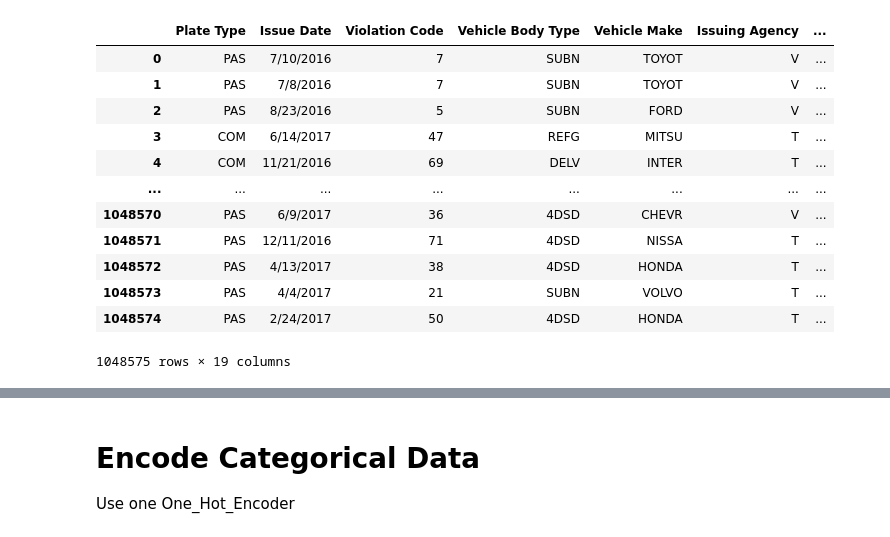
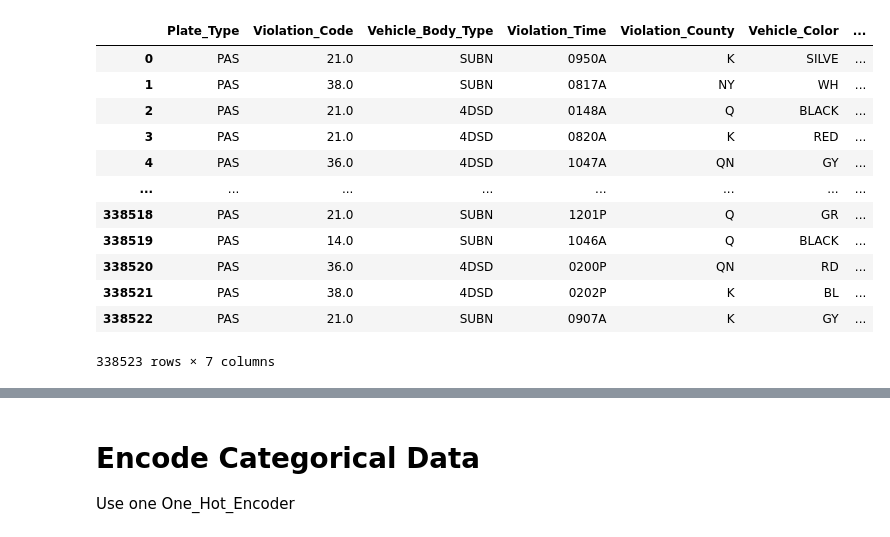
Before and after one commit to alorenz465446/NYC_Parking_Tickets, a Jupyter notebook: NYC_Machine_Learning.ipynb, the cells around one changed output, grey strips where cells are left out. Drawn from its saved outputs; the diff is of its cells as text; code cells hidden in the pictures.

```diff
--- a/NYC_Machine_Learning.ipynb
+++ b/NYC_Machine_Learning.ipynb
@@ -13,17 +13,17 @@ Saving NYC_Tickets_2017.csv to NYC_Tickets_2017 (1).csv
 # %%
-nyc_df = pd.read_csv("NYC_Tickets_2017.csv", low_memory=False)
+nyc_df = pd.read_csv("dropped_na_nyc_filtered.csv", low_memory=False)
 nyc_df
 # %% [output]
-|  | Plate Type | Issue Date | Violation Code | Vehicle Body Type | Vehicle Make | Issuing Agency | ... |
-| 0 | PAS | 7/10/2016 | 7 | SUBN | TOYOT | V | ... |
-| 1 | PAS | 7/8/2016 | 7 | SUBN | TOYOT | V | ... |
-| 2 | PAS | 8/23/2016 | 5 | SUBN | FORD | V | ... |
-| 3 | COM | 6/14/2017 | 47 | REFG | MITSU | T | ... |
-| 4 | COM | 11/21/2016 | 69 | DELV | INTER | T | ... |
+|  | Plate_Type | Violation_Code | Vehicle_Body_Type | Violation_Time | Violation_County | Vehicle_Color | ... |
+| 0 | PAS | 21.0 | SUBN | 0950A | K | SILVE | ... |
+| 1 | PAS | 38.0 | SUBN | 0817A | NY | WH | ... |
+| 2 | PAS | 21.0 | 4DSD | 0148A | Q | BLACK | ... |
+| 3 | PAS | 21.0 | 4DSD | 0820A | K | RED | ... |
+| 4 | PAS | 36.0 | 4DSD | 1047A | QN | GY | ... |
 | ... | ... | ... | ... | ... | ... | ... | ... |
-| 1048570 | PAS | 6/9/2017 | 36 | 4DSD | CHEVR | V | ... |
-| 1048571 | PAS | 12/11/2016 | 71 | 4DSD | NISSA | T | ... |
-| 1048572 | PAS | 4/13/2017 | 38 | 4DSD | HONDA | T | ... |
-| 1048573 | PAS | 4/4/2017 | 21 | SUBN | VOLVO | T | ... |
-| 1048574 | PAS | 2/24/2017 | 50 | 4DSD | HONDA | T | ... |
+| 338518 | PAS | 21.0 | SUBN | 1201P | Q | GR | ... |
+| 338519 | PAS | 14.0 | SUBN | 1046A | Q | BLACK | ... |
+| 338520 | PAS | 36.0 | 4DSD | 0200P | QN | RD | ... |
+| 338521 | PAS | 38.0 | 4DSD | 0202P | K | BL | ... |
+| 338522 | PAS | 21.0 | SUBN | 0907A | K | GY | ... |
-1048575 rows × 19 columns
+338523 rows × 7 columns
```
Also changed, not shown: parts of 20 cells of this notebook.
